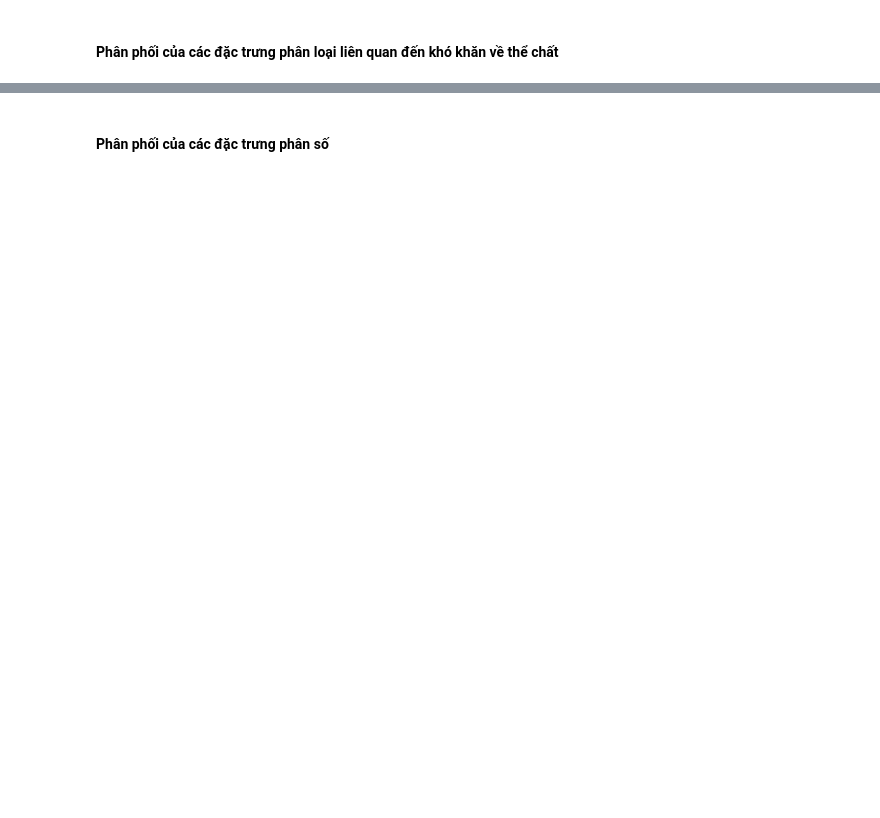
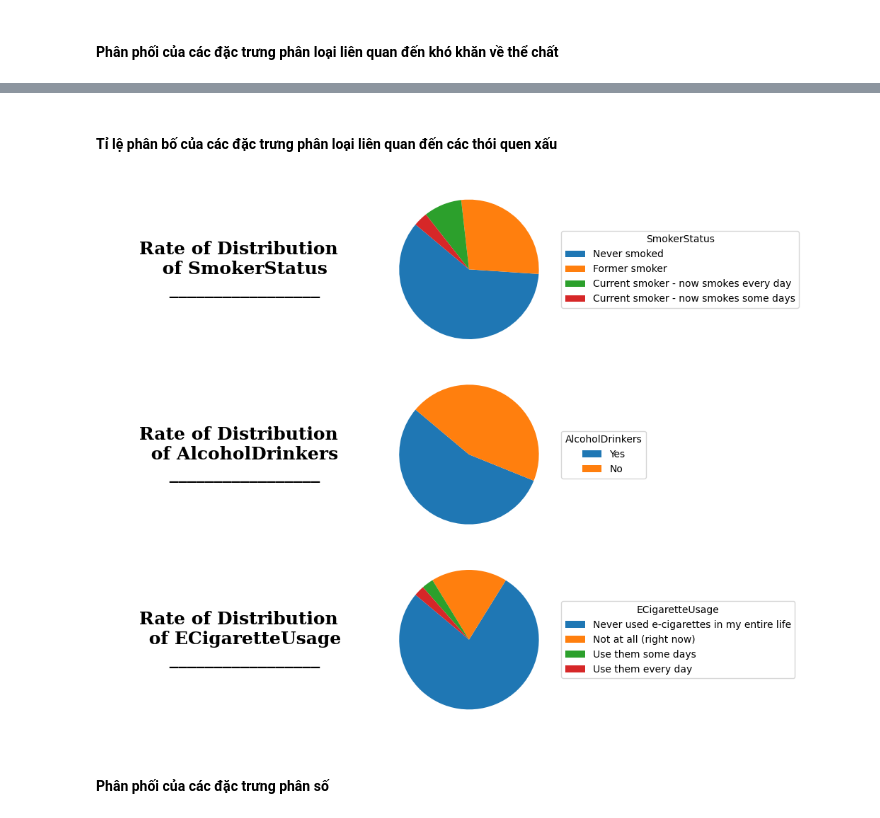
Before and after one commit to HoanggNguyen/LTKHDL_22-21, a Jupyter notebook: P4DS_Final_Project.ipynb, the cells around one changed output, grey strips where cells are left out. Drawn from its saved outputs; the diff is of its cells as text; code cells hidden in the pictures; blank space fills up the shorter version.

```diff
--- a/P4DS_Final_Project.ipynb
+++ b/P4DS_Final_Project.ipynb
@@ -645,3 +639,37 @@ plot_bar_chart(data)
+# %% [markdown]
+#### Tỉ lệ phân bố của các đặc trưng phân loại liên quan đến các thói quen xấu
+# %%
+bad_habits = ['SmokerStatus', 'AlcoholDrinkers', 'ECigaretteUsage']
+fig, axes = plt.subplots(3, 2, figsize=(10, 8))
+df_habit = data_heart[bad_habits].copy()
+
+# Các subplot còn lại để visualize từng thói quen xấu
+for i, habit in enumerate(bad_habits):
+    axes[i, 0].spines["bottom"].set_visible(False)
+    axes[i, 0].spines["left"].set_visible(False)
+    axes[i, 0].spines["top"].set_visible(False)
+    axes[i, 0].spines["right"].set_visible(False)
+    axes[i, 0].tick_params(left=False, bottom=False)
+    axes[i, 0].set_xticklabels([])
+    axes[i, 0].set_yticklabels([])
+    axes[i, 0].text(0.5, 0.5,
+                f'Rate of Distribution \n of {habit}\n _________________',
+                horizontalalignment='center',
+                verticalalignment='center',
+                fontsize=18, fontweight='bold',
+                fontfamily='serif',
+                color="#000000")
+
+    count = df_habit[habit].value_counts()
+    wedges, texts = axes[i, 1].pie(count.values, startangle=140)
+    axes[i, 1].legend(wedges, [f"{label}" for label in count.index],
+                      title=habit, loc="center left", bbox_to_anchor=(1, 0.5))
+
+# Căn chỉnh layout
+plt.tight_layout()
+plt.show()
+# %% [output]
+[figure, added]
 # %% [markdown]
 #### Phân phối của các đặc trưng phân số
 # %%
```
Also changed, not shown: parts of 63 cells of this notebook, 1 other file.
